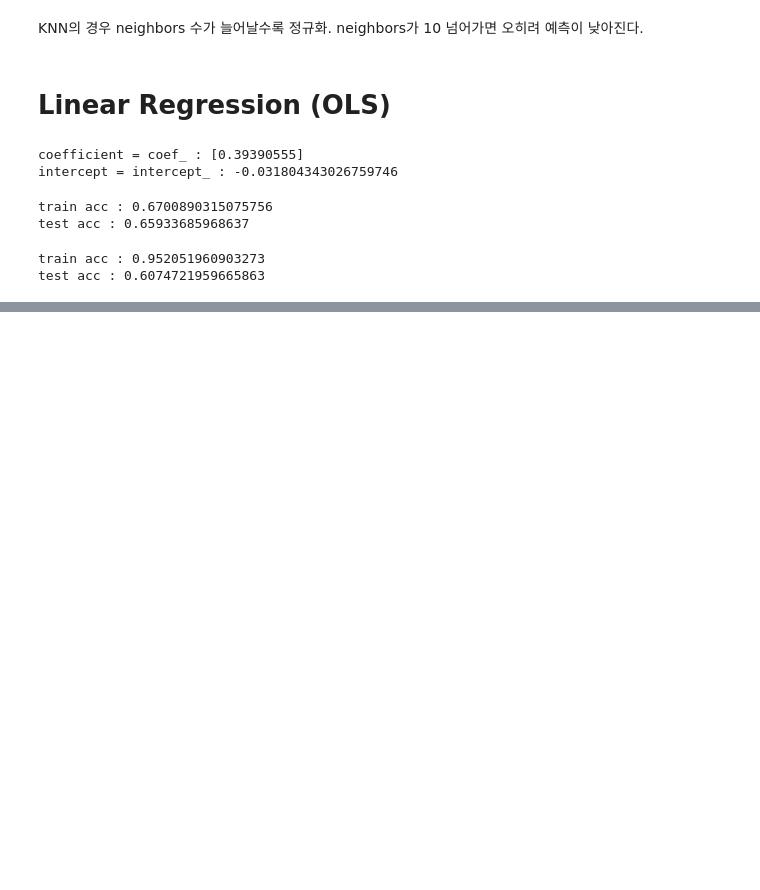
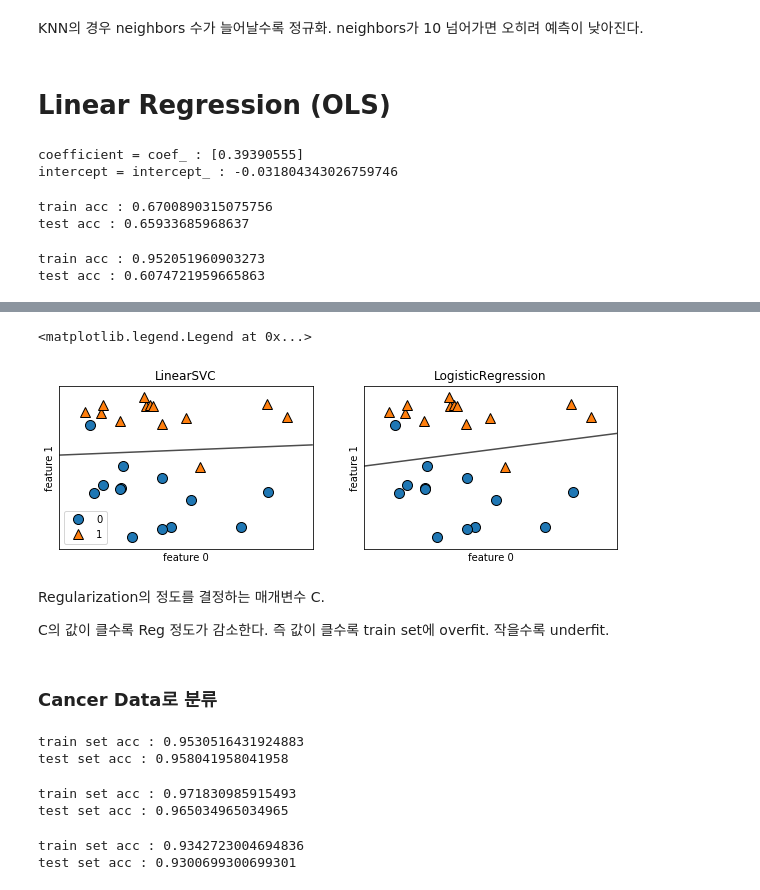
Before and after one commit to subratcall/ML-DL_python, a Jupyter notebook: 02_Supervised_Learning.ipynb, the cells around one changed output, grey strips where cells are left out. Drawn from its saved outputs; the diff is of its cells as text; code cells hidden in the pictures; blank space fills up the shorter version.

```diff
--- a/02_Supervised_Learning.ipynb
+++ b/02_Supervised_Learning.ipynb
@@ -166,0 +274,24 @@ test acc : 0.6074721959665863
+# %%
+from sklearn.linear_model import LogisticRegression
+from sklearn.svm import LinearSVC
+
+X, y = mglearn.datasets.make_forge()
+fig, axes = plt.subplots(1,2, figsize=(10,3))
+
+for model, ax in zip([LinearSVC(), LogisticRegression()], axes):
+    clf = model.fit(X, y)
+    mglearn.plots.plot_2d_separator(clf, X, fill=False, eps =.5, ax = ax, alpha=.7)
+    mglearn.discrete_scatter(X[:,0],X[:,1],y, ax = ax)
+    ax.set_title("{}".format(clf.__class__.__name__))
+    ax.set_xlabel("feature 0")
+    ax.set_ylabel("feature 1")
+axes[0].legend()
+# %% [output]
+<matplotlib.legend.Legend at 0x...>
+[figure, added]
+# %% [markdown]
+Regularization의 정도를 결정하는 매개변수 C.
+
+C의 값이 클수록 Reg 정도가 감소한다. 즉 값이 클수록 train set에 overfit. 작을수록 underfit.
+# %% [markdown]
+### Cancer Data로 분류
@@ -166,0 +301,23 @@ test acc : 0.6074721959665863
+# %%
+logreg = LogisticRegression().fit(X_train, y_train)
+print("train set acc : {}".format(logreg.score(X_train, y_train)))
+print("test set acc : {}".format(logreg.score(X_test, y_test)))
+# %% [output]
+train set acc : 0.9530516431924883
+test set acc : 0.958041958041958
+# %%
+# train과 test가 비슷하면 underfit을 의심해봐야 한다. underfit을 해소하기 위해 C값을 키우면
+logreg100 = LogisticRegression(C=100).fit(X_train, y_train)
+print("train set acc : {}".format(logreg100.score(X_train, y_train)))
+print("test set acc : {}".format(logreg100.score(X_test, y_test)))
+# %% [output]
+train set acc : 0.971830985915493
+test set acc : 0.965034965034965
+# %%
+logreg001 = LogisticRegression(C=.01).fit(X_train, y_train)
+print("train set acc : {}".format(logreg001.score(X_train, y_train)))
+print("test set acc : {}".format(logreg001.score(X_test, y_test)))
+# underfit이 더 심해진다.
+# %% [output]
+train set acc : 0.9342723004694836
+test set acc : 0.9300699300699301
```
Also changed, not shown: parts of 20 cells of this notebook.
